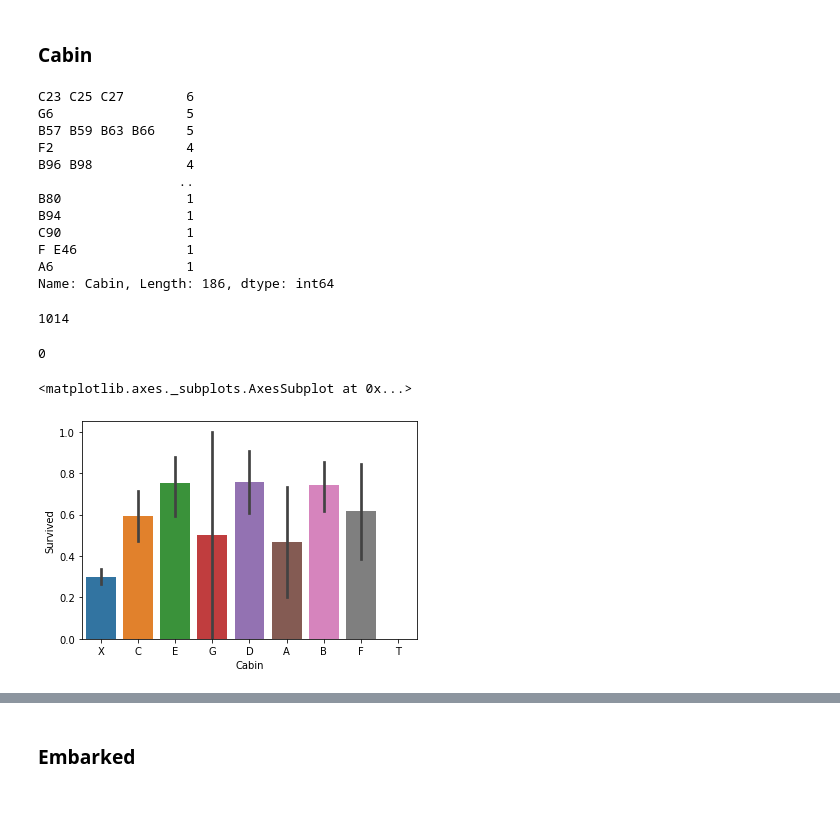
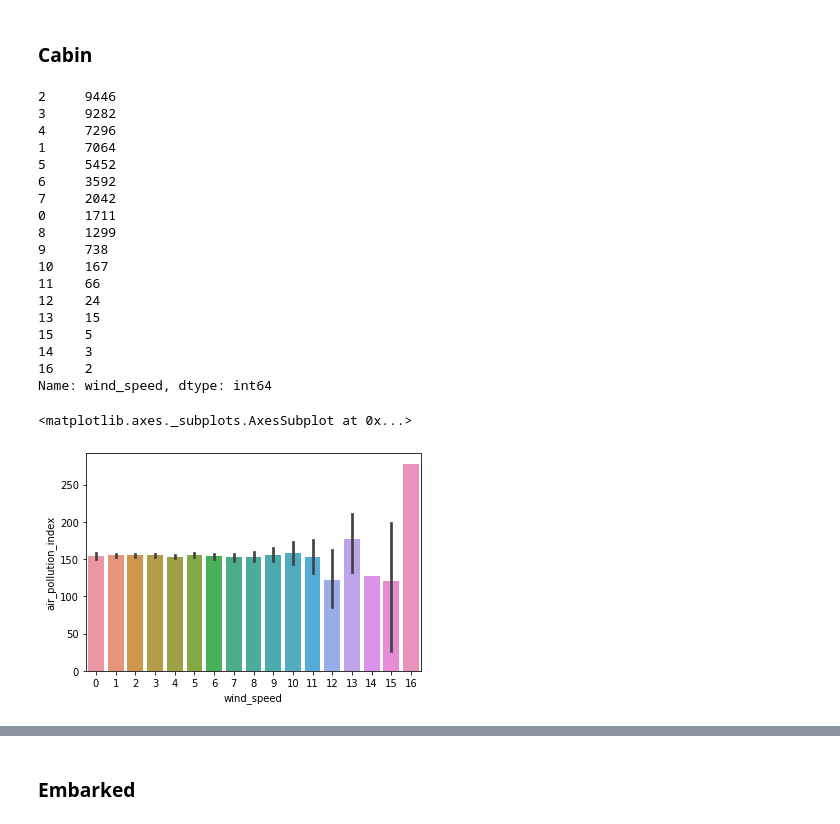
Before and after one commit to ashishpatel0720/ml, a Jupyter notebook: src/problems/hackerearth/notebook/AirQuanlityIndexPredictor.ipynb, the cells around one changed output, grey strips where cells are left out. Cells and saved outputs as stored; diff of their text form; code cells hidden in the pictures.

```diff
--- a/src/problems/hackerearth/notebook/AirQuanlityIndexPredictor.ipynb
+++ b/src/problems/hackerearth/notebook/AirQuanlityIndexPredictor.ipynb
@@ -134,21 +157,23 @@ dtype: int64
 # %% [markdown]
 ### Cabin
 # %%
-data["Cabin"].value_counts()
+data["wind_speed"].value_counts()
 # %% [output]
-C23 C25 C27        6
-G6                 5
-B57 B59 B63 B66    5
-F2                 4
-B96 B98            4
-                  ..
-B80                1
-B94                1
-C90                1
-F E46              1
-A6                 1
-Name: Cabin, Length: 186, dtype: int64
+2     9446
+3     9282
+4     7296
+1     7064
+5     5452
+6     3592
+7     2042
+0     1711
+8     1299
+9     738
+10    167
+11    66
+12    24
+13    15
+15    5
+14    3
+16    2
+Name: wind_speed, dtype: int64
-# %%
-data["Cabin"].isnull().sum()
-# %% [output]
-1014
@@ -160,9 +180,5 @@ data['Cabin']=data['Cabin'].str.get(0)
-# %%
-data["Cabin"].isnull().sum() # all has been filled
-# %% [output]
-0
 # %%
-sns.barplot(x="Cabin", y="Survived", data=data) # relation between Cabin and survival
+sns.barplot(x="wind_speed", y="air_pollution_index", data=raw_train)
 # %% [output]
 <matplotlib.axes._subplots.AxesSubplot at 0x...>
-[figure, old version]
+[figure, new version]
```
Also changed, not shown: parts of 46 cells of this notebook, 2 other files.
